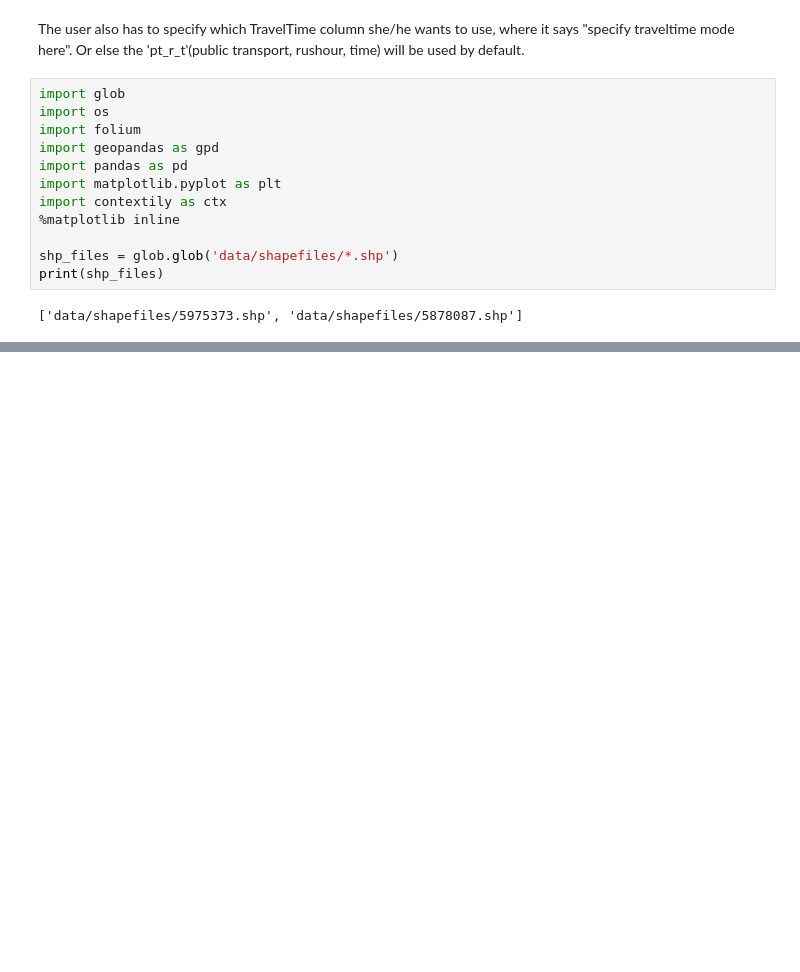
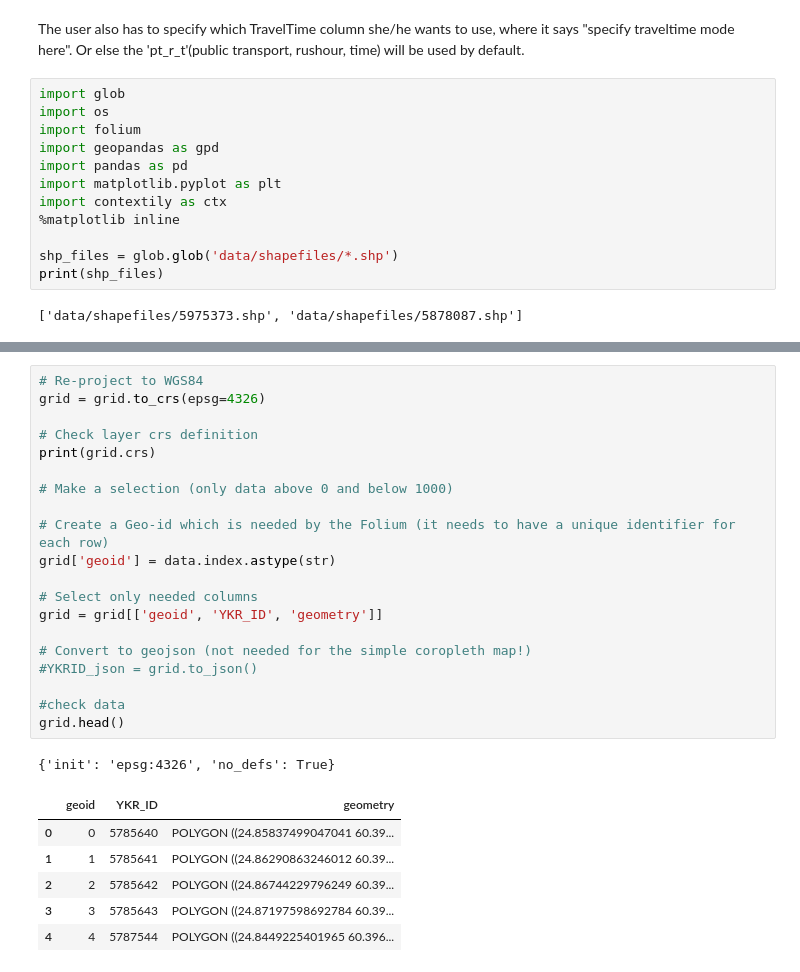
Before and after one commit to sagmoen/final-assignment-sagmoen, a Jupyter notebook: Final-assignment.ipynb, the cells around one changed output, grey strips where cells are left out. Drawn from its saved outputs; the diff is of its cells as text; blank space fills up the shorter version.

```diff
--- a/Final-assignment.ipynb
+++ b/Final-assignment.ipynb
@@ -227,0 +255,28 @@ for idx, fp in enumerate(shp_files):
+# %%
+# Re-project to WGS84
+grid = grid.to_crs(epsg=4326)
+
+# Check layer crs definition
+print(grid.crs)
+
+# Make a selection (only data above 0 and below 1000)
+
+# Create a Geo-id which is needed by the Folium (it needs to have a unique identifier for each row)
+grid['geoid'] = data.index.astype(str)
+
+# Select only needed columns
+grid = grid[['geoid', 'YKR_ID', 'geometry']]
+
+# Convert to geojson (not needed for the simple coropleth map!)
+#YKRID_json = grid.to_json()
+
+#check data
+grid.head()
+# %% [output]
+{'init': 'epsg:4326', 'no_defs': True}
+|  | geoid | YKR_ID | geometry |
+| 0 | 0 | 5785640 | POLYGON ((24.85837499047041 60.39... |
+| 1 | 1 | 5785641 | POLYGON ((24.86290863246012 60.39... |
+| 2 | 2 | 5785642 | POLYGON ((24.86744229796249 60.39... |
+| 3 | 3 | 5785643 | POLYGON ((24.87197598692784 60.39... |
+| 4 | 4 | 5787544 | POLYGON ((24.8449225401965 60.396... |
```
Also changed, not shown: parts of 8 cells of this notebook, 1 other file.
